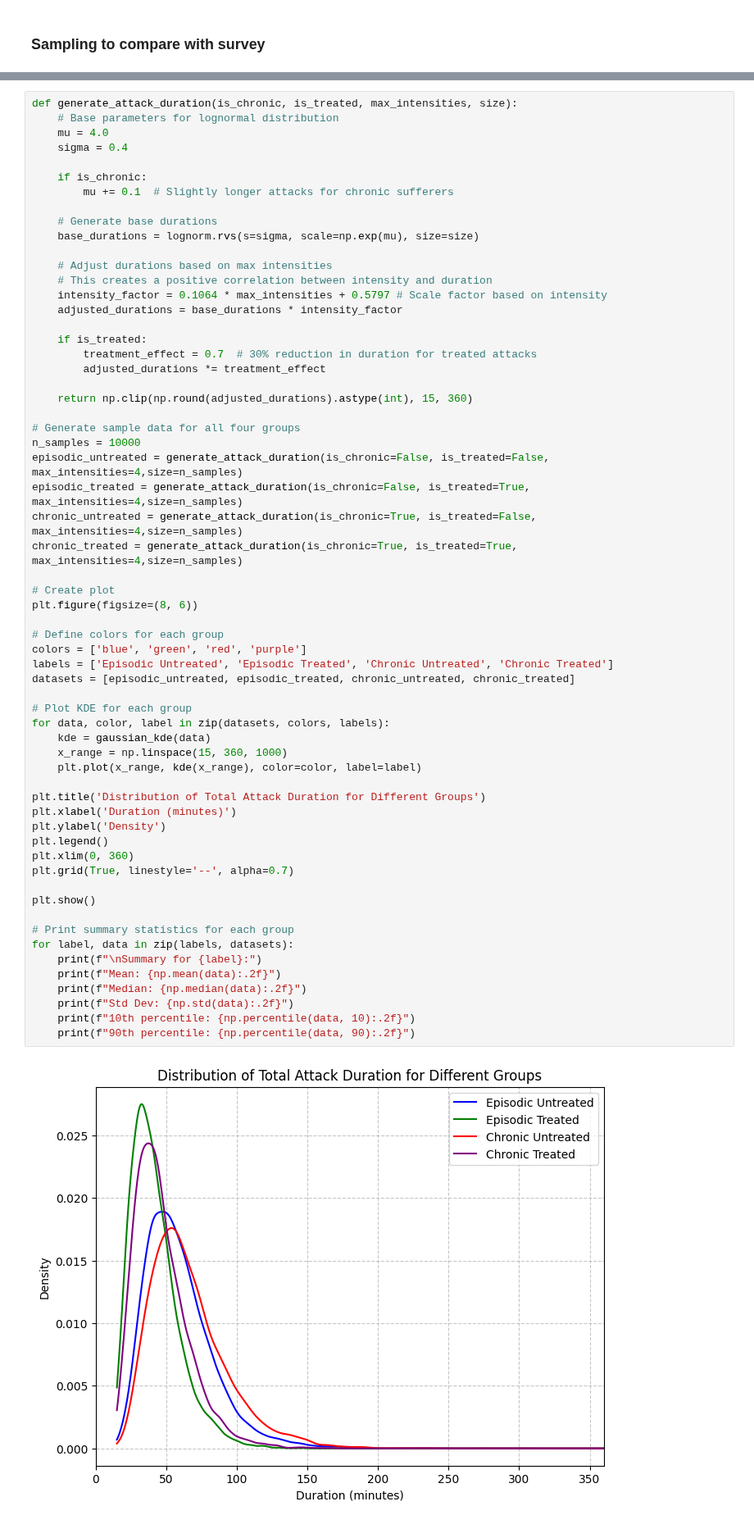
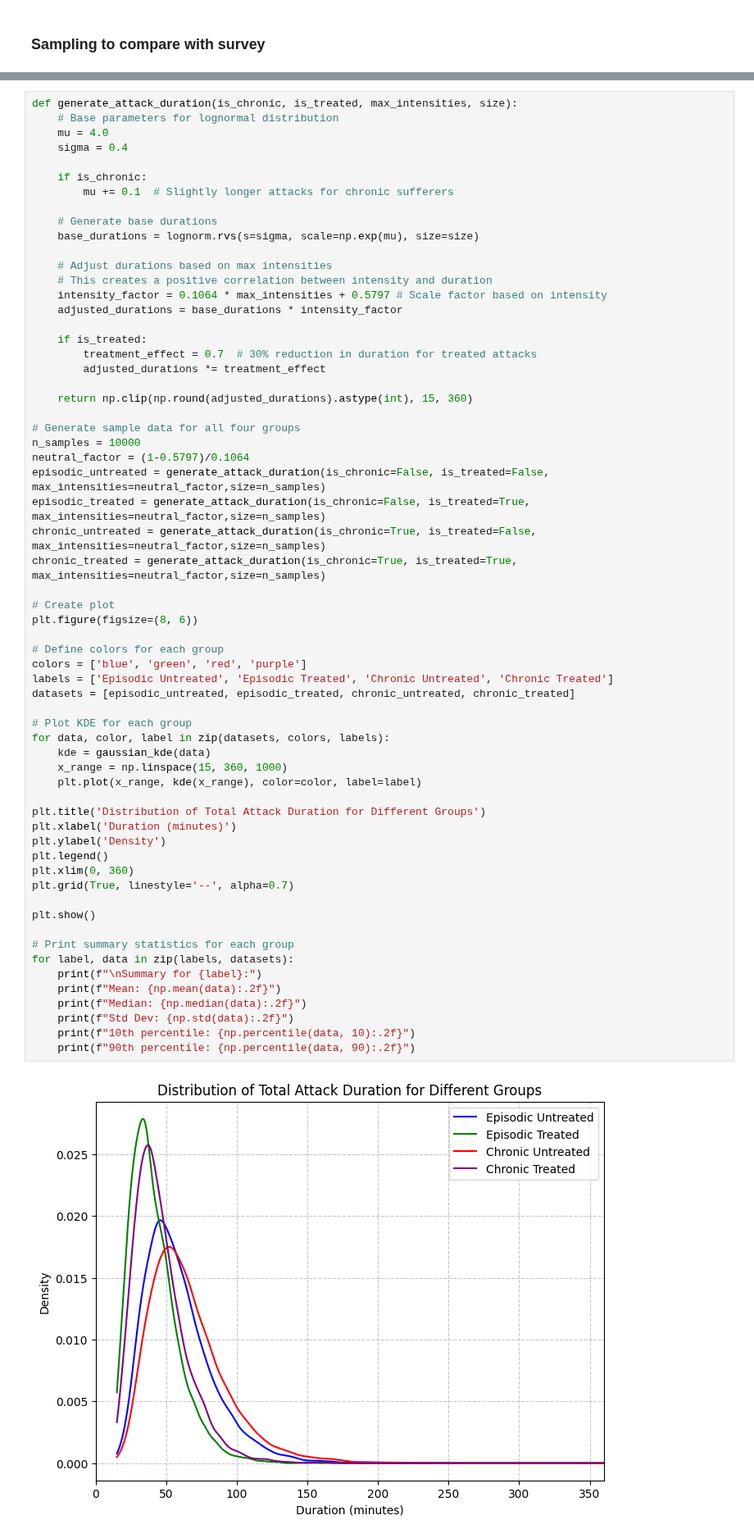
Before and after one commit to aph-research/cluster-headaches, a Jupyter notebook: Cluster headache full model.ipynb, the cells around one changed output, grey strips where cells are left out. Shown at 82% size. Drawn from its saved outputs; the diff is of its cells as text.

```diff
--- a/Cluster headache full model.ipynb
+++ b/Cluster headache full model.ipynb
@@ -473,42 +455,43 @@ def generate_attack_duration(is_chronic, is_treated, max_intensities, size):
 
 # Generate sample data for all four groups
 n_samples = 10000
-episodic_untreated = generate_attack_duration(is_chronic=False, is_treated=False, max_intensities=4,size=n_samples)
-episodic_treated = generate_attack_duration(is_chronic=False, is_treated=True, max_intensities=4,size=n_samples)
-chronic_untreated = generate_attack_duration(is_chronic=True, is_treated=False, max_intensities=4,size=n_samples)
-chronic_treated = generate_attack_duration(is_chronic=True, is_treated=True, max_intensities=4,size=n_samples)
+neutral_factor = (1-0.5797)/0.1064
+episodic_untreated = generate_attack_duration(is_chronic=False, is_treated=False, max_intensities=neutral_factor,size=n_samples)
+episodic_treated = generate_attack_duration(is_chronic=False, is_treated=True, max_intensities=neutral_factor,size=n_samples)
+chronic_untreated = generate_attack_duration(is_chronic=True, is_treated=False, max_intensities=neutral_factor,size=n_samples)
+chronic_treated = generate_attack_duration(is_chronic=True, is_treated=True, max_intensities=neutral_factor,size=n_samples)
 
 # Create plot
 plt.figure(figsize=(8, 6))
 
 # Define colors for each group
 colors = ['blue', 'green', 'red', 'purple']
 labels = ['Episodic Untreated', 'Episodic Treated', 'Chronic Untreated', 'Chronic Treated']
 datasets = [episodic_untreated, episodic_treated, chronic_untreated, chronic_treated]
 
 # Plot KDE for each group
 for data, color, label in zip(datasets, colors, labels):
     kde = gaussian_kde(data)
     x_range = np.linspace(15, 360, 1000)
     plt.plot(x_range, kde(x_range), color=color, label=label)
 
 plt.title('Distribution of Total Attack Duration for Different Groups')
 plt.xlabel('Duration (minutes)')
 plt.ylabel('Density')
 plt.legend()
 plt.xlim(0, 360)
 plt.grid(True, linestyle='--', alpha=0.7)
 
 plt.show()
 
 # Print summary statistics for each group
 for label, data in zip(labels, datasets):
     print(f"\nSummary for {label}:")
     print(f"Mean: {np.mean(data):.2f}")
     print(f"Median: {np.median(data):.2f}")
     print(f"Std Dev: {np.std(data):.2f}")
     print(f"10th percentile: {np.percentile(data, 10):.2f}")
     print(f"90th percentile: {np.percentile(data, 90):.2f}")
 # %% [output]
-[figure, old version]
+[figure, new version]
 Summary for Episodic Untreated:
```
Also changed, not shown: parts of 10 cells of this notebook.
